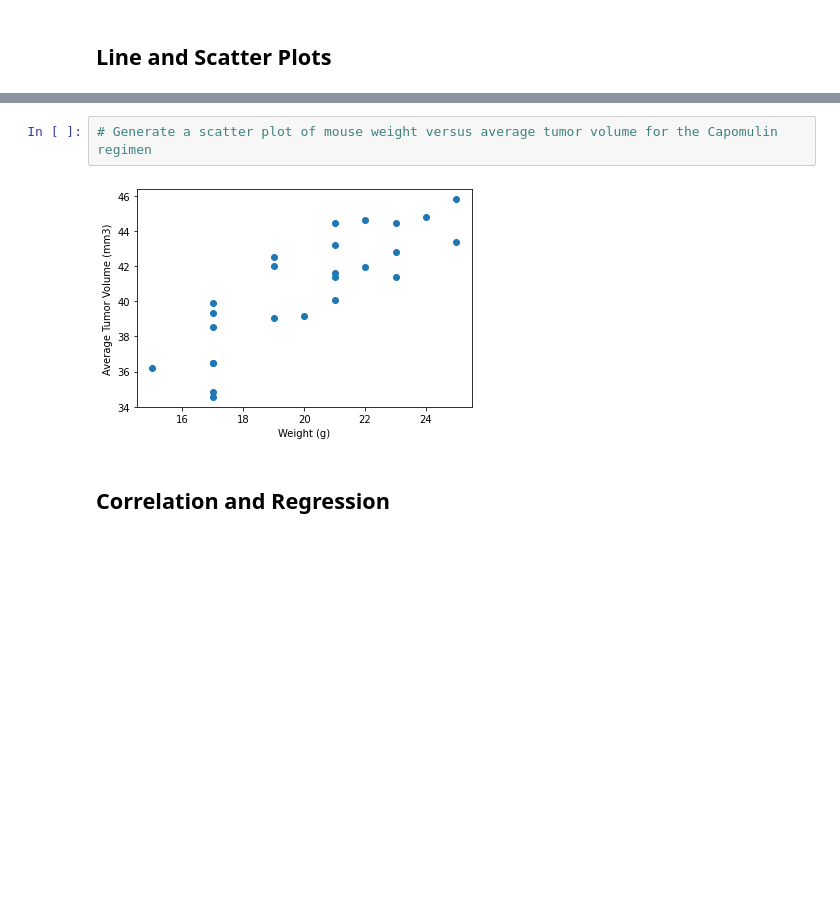
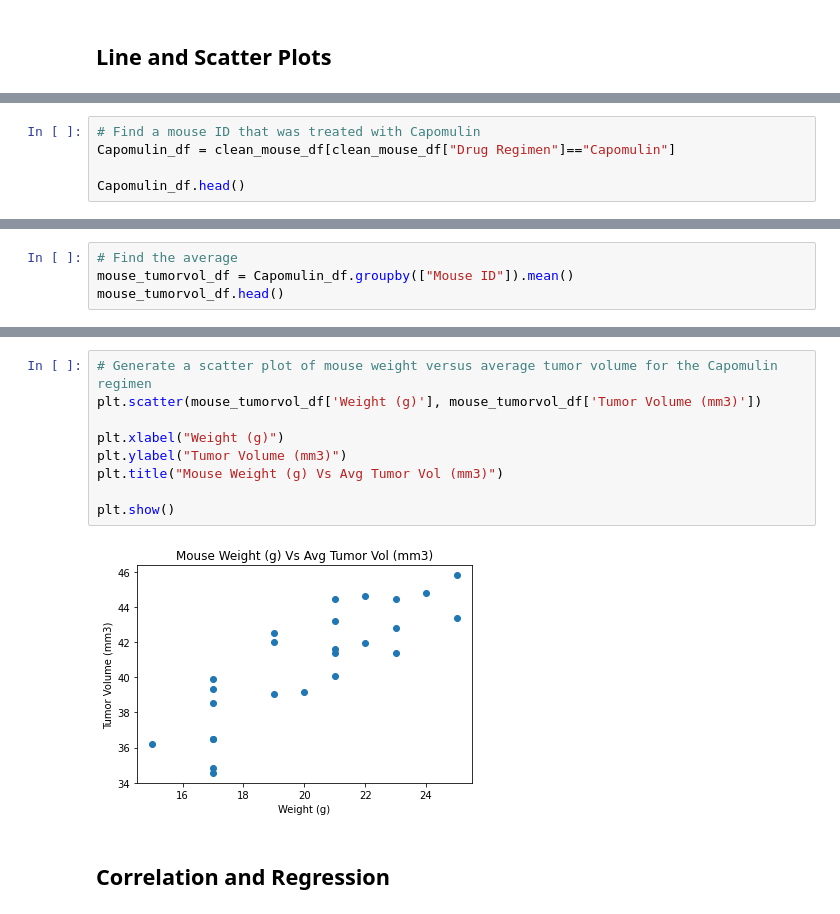
Before and after one commit to Bec-Gould/Matplotlib_Homework, a Jupyter notebook: pymaceuticals_starter.ipynb, the cells around one changed output, grey strips where cells are left out. Drawn from its saved outputs; the diff is of its cells as text; blank space fills up the shorter version.

```diff
--- a/pymaceuticals_starter.ipynb
+++ b/pymaceuticals_starter.ipynb
@@ -211,0 +287,5 @@ Ceftamin's potential outliers: Series([], Name: Tumor Volume (mm3), dtype: float
+# %%
+# Find a mouse ID that was treated with Capomulin
+Capomulin_df = clean_mouse_df[clean_mouse_df["Drug Regimen"]=="Capomulin"]
+
+Capomulin_df.head()
@@ -211,0 +315,4 @@ Ceftamin's potential outliers: Series([], Name: Tumor Volume (mm3), dtype: float
+# %%
+# Find the average
+mouse_tumorvol_df = Capomulin_df.groupby(["Mouse ID"]).mean()
+mouse_tumorvol_df.head()
@@ -212,6 +327,13 @@ Ceftamin's potential outliers: Series([], Name: Tumor Volume (mm3), dtype: float
 # %%
 # Generate a scatter plot of mouse weight versus average tumor volume for the Capomulin regimen
+plt.scatter(mouse_tumorvol_df['Weight (g)'], mouse_tumorvol_df['Tumor Volume (mm3)'])
+
+plt.xlabel("Weight (g)")
+plt.ylabel("Tumor Volume (mm3)")
+plt.title("Mouse Weight (g) Vs Avg Tumor Vol (mm3)")
+
+plt.show()
 # %% [output]
-[figure, old version]
+[figure, new version]
 # %% [markdown]
 ## Correlation and Regression
```
Also changed, not shown: parts of 21 cells of this notebook, 2 other files.
